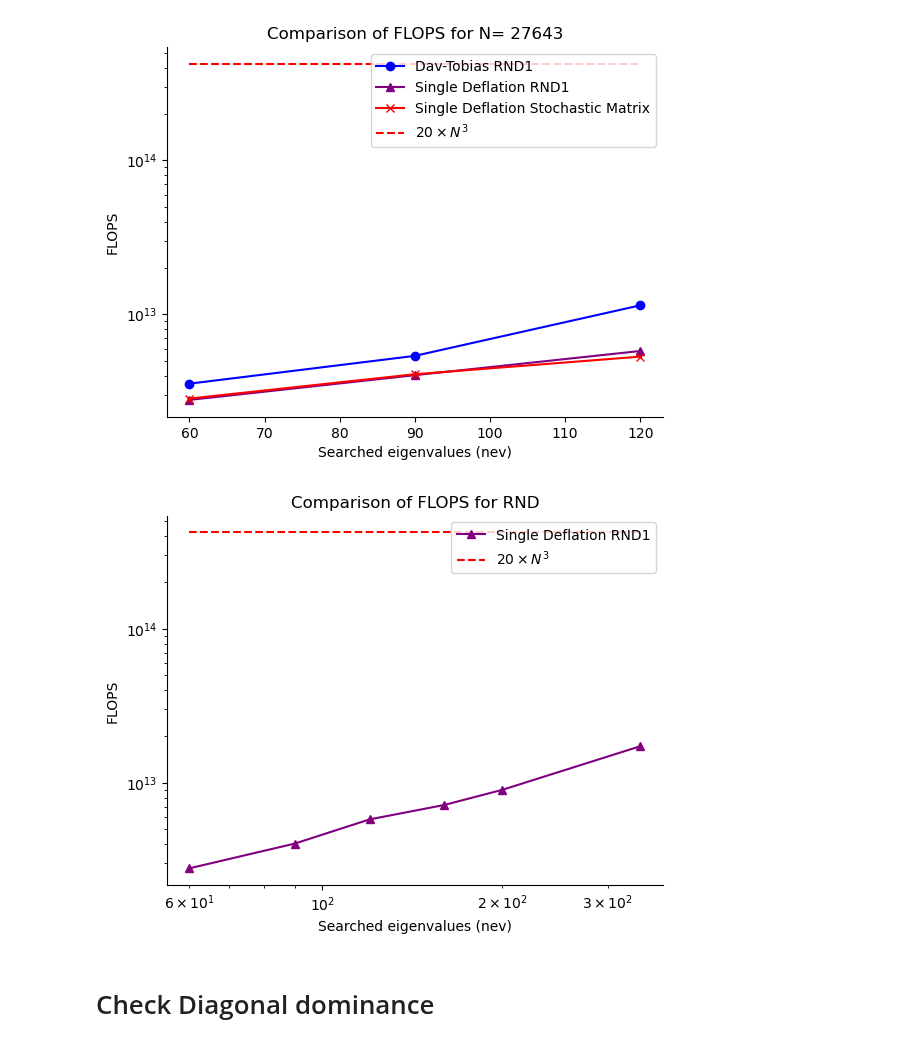
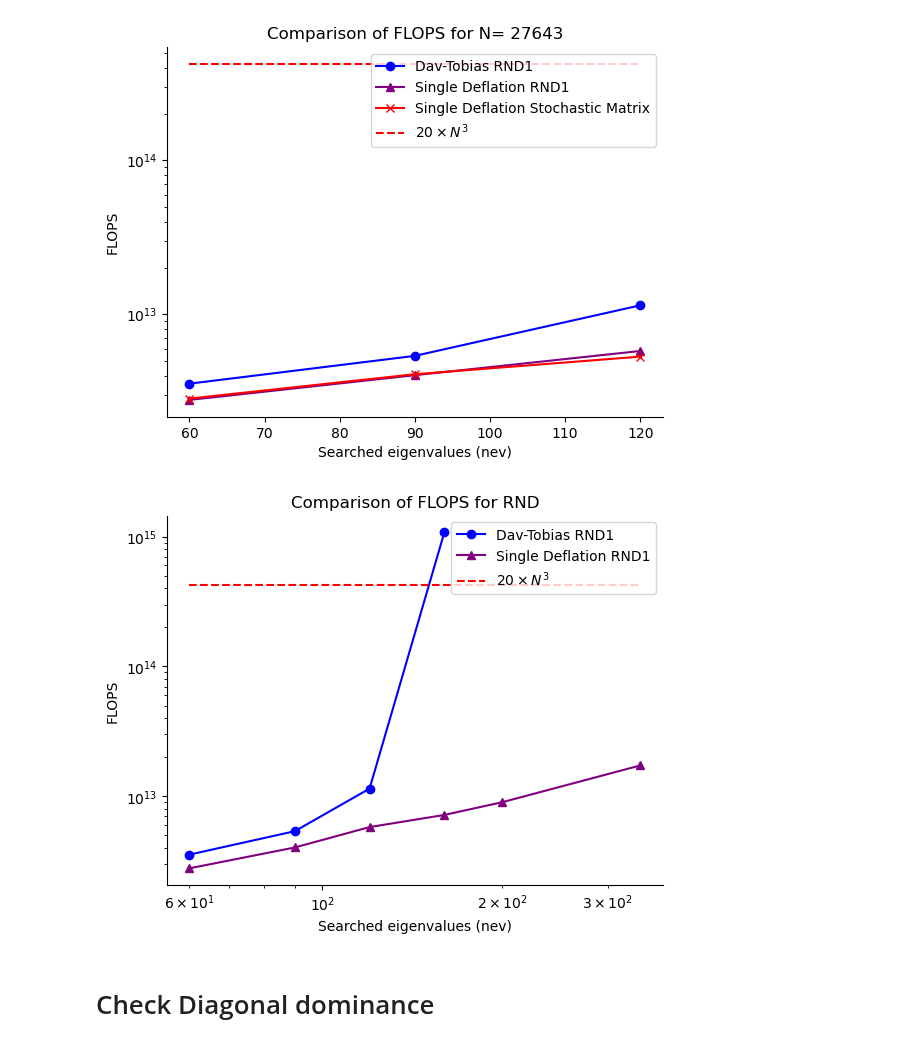
Before and after one commit to framere/Final_codes_MA, a Jupyter notebook: plot_comp_time.ipynb, the cells around one changed output. Cells and saved outputs as stored; diff of their text form; code cells hidden in the pictures.

```diff
--- a/plot_comp_time.ipynb
+++ b/plot_comp_time.ipynb
@@ -115,22 +115,26 @@ plt.savefig("FLOPS_improved.png", dpi=300, bbox_inches='tight')
 [figure]
 # %%
 N_RND = np.array([60, 90, 120, 160, 200, 340])  # Assuming same N
+N_tob = np.array([60, 90, 120, 160])  # Assuming same N for Tobias
 single_deflation_flops_RND1 = np.array([2785446015183, 4031639513667, 5787879522575, 7180520445177, 9005348877275, 17275924077195])
-dav_tobias_flops_RND1 = np.array([3551245136340, 5380751464110, 11450508936840, 17275924077195, 25000000000000, 17275924077195])
+dav_tobias_flops_RND1 = np.array([3551245136340, 5380751464110, 11450508936840, 1079714385493920 ])
+
 
 # for RND
 plt.figure()
 plt.ylabel('FLOPS')
 plt.xlabel('Searched eigenvalues (nev)')
+plt.plot(N_tob, dav_tobias_flops_RND1, label='Dav-Tobias RND1', color='blue', marker='o')
 plt.plot(N_RND, single_deflation_flops_RND1, label='Single Deflation RND1', color='purple', marker='^')
 plt.hlines(Grenze, N_RND[0], N_RND[-1], label=r'$20 \times N^3$', color='red', linestyle='--')
 plt.yscale('log')
 plt.xscale('log')
 plt.title('Comparison of FLOPS for RND')
 plt.legend()
 sns.despine()
+plt.savefig("FLOPS_new_test.png", dpi=300, bbox_inches='tight')
 # %% [output]
-[figure, old version]
+[figure, new version]
 # %% [markdown]
 # Check Diagonal dominance
 # %% [markdown]
```
Also changed, not shown: 4 other files.
